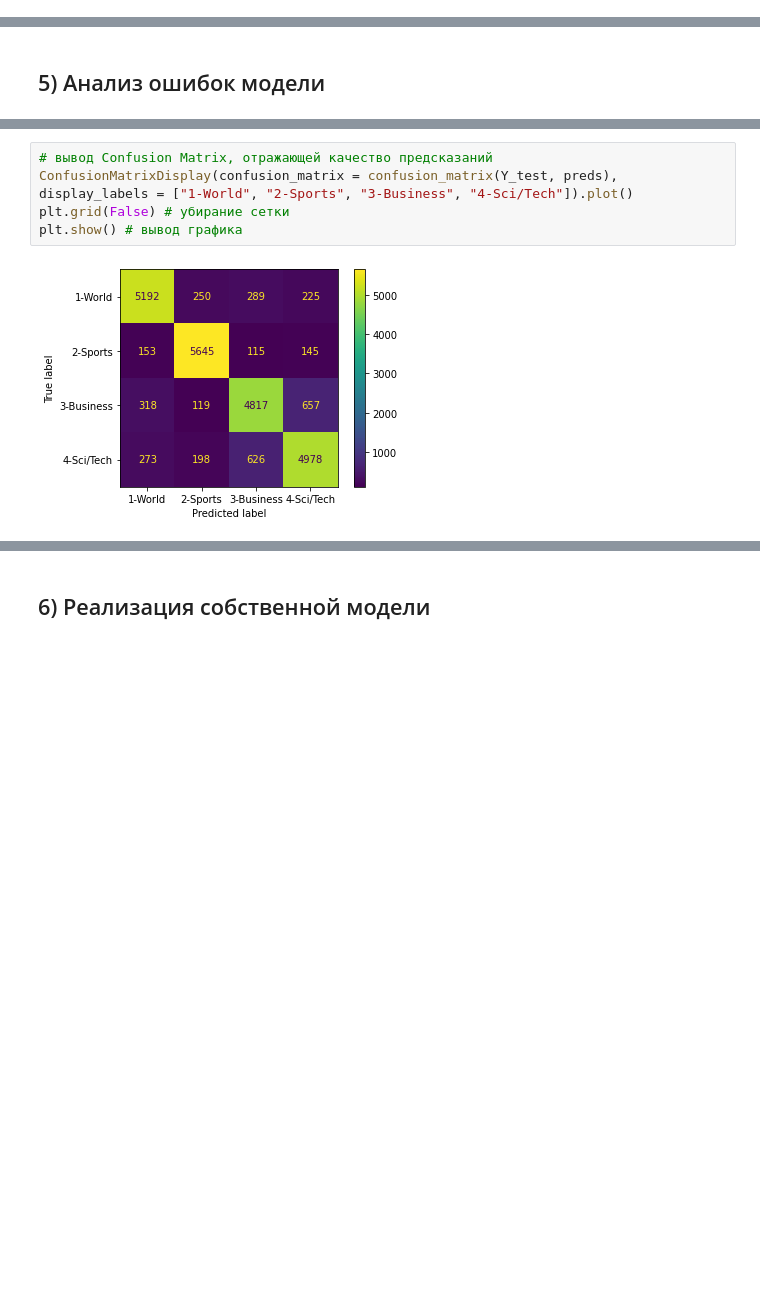
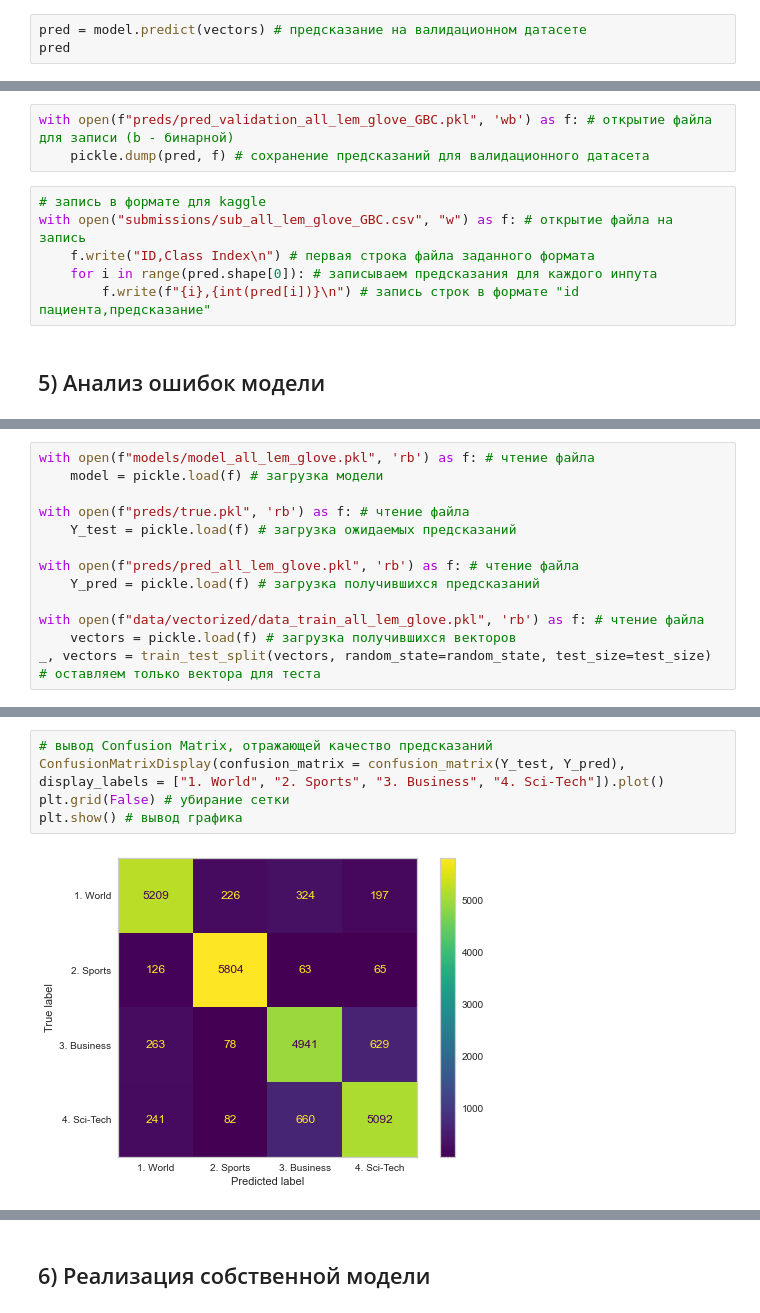
Before and after one commit to DenisKabanov/machine_learning, a Jupyter notebook: lab2/task2.ipynb, the cells around one changed output, grey strips where cells are left out. Drawn from its saved outputs; the diff is of its cells as text; blank space fills up the shorter version.

Commit message:
lab2: done without data/

```diff
--- a/lab2/task2.ipynb
+++ b/lab2/task2.ipynb
@@ -849,0 +861,3 @@ for var3 in vectorization_vars: # идём по вариантам нормал
+# %%
+pred = model.predict(vectors) # предсказание на валидационном датасете
+pred
@@ -850,2 +866,11 @@ for var3 in vectorization_vars: # идём по вариантам нормал
+# %%
+with open(f"preds/pred_validation_all_lem_glove_GBC.pkl", 'wb') as f: # открытие файла для записи (b - бинарной)
+    pickle.dump(pred, f) # сохранение предсказаний для валидационного датасета
+# %%
+# запись в формате для kaggle
+with open("submissions/sub_all_lem_glove_GBC.csv", "w") as f: # открытие файла на запись
+    f.write("ID,Class Index\n") # первая строка файла заданного формата
+    for i in range(pred.shape[0]): # записываем предсказания для каждого инпута
+        f.write(f"{i},{int(pred[i])}\n") # запись строк в формате "id пациента,предсказание"
 # %% [markdown]
 ## 5) Анализ ошибок модели
@@ -855,0 +881,13 @@ for var3 in vectorization_vars: # идём по вариантам нормал
+# %%
+with open(f"models/model_all_lem_glove.pkl", 'rb') as f: # чтение файла
+    model = pickle.load(f) # загрузка модели
+
+with open(f"preds/true.pkl", 'rb') as f: # чтение файла
+    Y_test = pickle.load(f) # загрузка ожидаемых предсказаний
+
+with open(f"preds/pred_all_lem_glove.pkl", 'rb') as f: # чтение файла
+    Y_pred = pickle.load(f) # загрузка получившихся предсказаний
+
+with open(f"data/vectorized/data_train_all_lem_glove.pkl", 'rb') as f: # чтение файла
+    vectors = pickle.load(f) # загрузка получившихся векторов
+_, vectors = train_test_split(vectors, random_state=random_state, test_size=test_size) # оставляем только вектора для теста
@@ -856,7 +906,7 @@ for var3 in vectorization_vars: # идём по вариантам нормал
 # %%
 # вывод Confusion Matrix, отражающей качество предсказаний
-ConfusionMatrixDisplay(confusion_matrix = confusion_matrix(Y_test, preds), display_labels = ["1-World", "2-Sports", "3-Business", "4-Sci/Tech"]).plot()
+ConfusionMatrixDisplay(confusion_matrix = confusion_matrix(Y_test, Y_pred), display_labels = ["1. World", "2. Sports", "3. Business", "4. Sci-Tech"]).plot()
 plt.grid(False) # убирание сетки
 plt.show() # вывод графика
 # %% [output]
-[figure, old version]
+[figure, new version]
```
Also changed, not shown: parts of 77 cells of this notebook, 10 other files.
